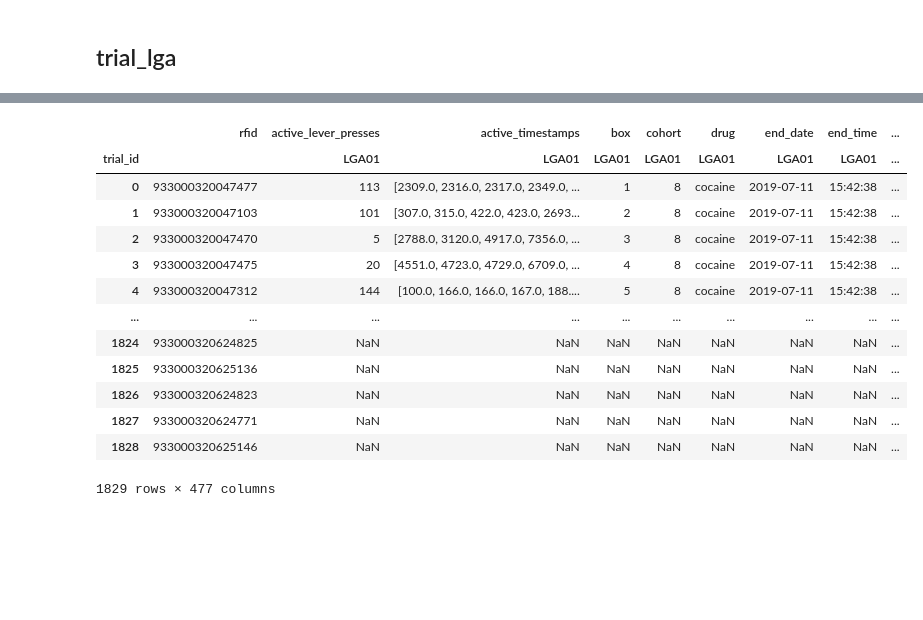
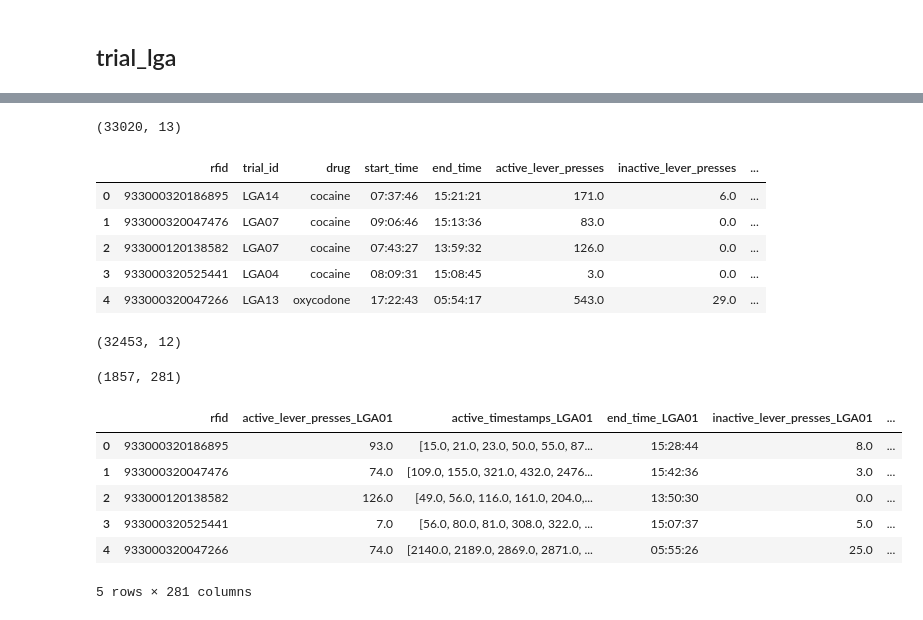
Before and after one commit to 3c-lab/operant-data-pipeline, a Jupyter notebook: data_preprocessing/data_processing_after_exporting.ipynb, the cells around one changed output, grey strips where cells are left out. Saved outputs shown, nothing was run; the diff lists cells and outputs as text; code cells hidden in the pictures; blank space fills up the shorter version.

```diff
--- a/data_preprocessing/data_processing_after_exporting.ipynb
+++ b/data_preprocessing/data_processing_after_exporting.ipynb
@@ -159,3 +219,9 @@ def deserialize_data(ts):
+# %%
+note_filter.replace('SHOCK','SHOCK_V3',inplace=True)
+note_filter.replace('PRE-SHOCK','PRESHOCK',inplace=True)
+note_filter.replace('TREAMENT02','TREATMENT02',inplace=True)
+note_filter.replace('TREAMENT03','TREATMENT03',inplace=True)
+note_filter.replace('PRE-SHOCK','PRESHOCK',inplace=True)
 # %% [markdown]
 ## trial_shock
 # %%
@@ -306,7 +384,6 @@ pd.concat(rows, ignore_index=True)
 ## trial_lga
 # %%
 lga = pd.read_csv('/Users/yunyihuang/George Lab Dropbox/George_Lab/Experiments/DataStream/DataStream_Database_01-07-2023/Raw/trial_lga.csv')
-lga.drop('#',axis=1,inplace=True)
 lga['timeout_presses'] = lga['active_lever_presses'] - lga['reward_presses']
 lga.head()
 # %% [output]
@@ -342,18 +401,34 @@ rows = unstack_data(lga)
+# %%
+lga_trimmed = lga.drop(columns=['subject', 'room', 'cohort', 'box','start_date','end_date'])
+print(lga_trimmed.shape)
+lga_trimmed.head()
+# %% [output]
+(33020, 13)
+|  | rfid | trial_id | drug | start_time | end_time | active_lever_presses | inactive_lever_presses | ... |
+| 0 | 933000320186895 | LGA14 | cocaine | 07:37:46 | 15:21:21 | 171.0 | 6.0 | ... |
+| 1 | 933000320047476 | LGA07 | cocaine | 09:06:46 | 15:13:36 | 83.0 | 0.0 | ... |
+| 2 | 933000120138582 | LGA07 | cocaine | 07:43:27 | 13:59:32 | 126.0 | 0.0 | ... |
+| 3 | 933000320525441 | LGA04 | cocaine | 08:09:31 | 15:08:45 | 3.0 | 0.0 | ... |
+| 4 | 933000320047266 | LGA13 | oxycodone | 17:22:43 | 05:54:17 | 543.0 | 29.0 | ... |
+# %%
+lga_keep = pd.merge(lga_trimmed, note_filter, how='left', left_on=['rfid','trial_id','drug'], right_on=['rfid','trial_id','drug'])
+lga_keep = lga_keep[~(lga_keep['to_do']=='discard')]
+lga_keep.drop(columns=['drug','to_do'],inplace=True)
+lga_keep.shape
+# %% [output]
+(32453, 12)
 # %%
-df = pd.concat(rows, ignore_index=True)
-df
+rows = unstack_data(lga_keep)
+lga_unstacked = pd.concat(rows,ignore_index=True)
+lga_unstacked.columns = ['rfid'] + [i[0]+'_'+i[1] for i in lga_unstacked.columns[1:]]
+print(lga_unstacked.shape)
+lga_unstacked.head()
 # %% [output]
+(1857, 281)
-|  | rfid | active_lever_presses | active_timestamps | box | cohort | drug | end_date | end_time | ... |
-| trial_id |  | LGA01 | LGA01 | LGA01 | LGA01 | LGA01 | LGA01 | LGA01 | ... |
-| 0 | 933000320047477 | 113 | [2309.0, 2316.0, 2317.0, 2349.0, ... | 1 | 8 | cocaine | 2019-07-11 | 15:42:38 | ... |
-| 1 | 933000320047103 | 101 | [307.0, 315.0, 422.0, 423.0, 2693... | 2 | 8 | cocaine | 2019-07-11 | 15:42:38 | ... |
-| 2 | 933000320047470 | 5 | [2788.0, 3120.0, 4917.0, 7356.0, ... | 3 | 8 | cocaine | 2019-07-11 | 15:42:38 | ... |
-| 3 | 933000320047475 | 20 | [4551.0, 4723.0, 4729.0, 6709.0, ... | 4 | 8 | cocaine | 2019-07-11 | 15:42:38 | ... |
-| 4 | 933000320047312 | 144 | [100.0, 166.0, 166.0, 167.0, 188.... | 5 | 8 | cocaine | 2019-07-11 | 15:42:38 | ... |
-| ... | ... | ... | ... | ... | ... | ... | ... | ... | ... |
-| 1824 | 933000320624825 | NaN | NaN | NaN | NaN | NaN | NaN | NaN | ... |
-| 1825 | 933000320625136 | NaN | NaN | NaN | NaN | NaN | NaN | NaN | ... |
-| 1826 | 933000320624823 | NaN | NaN | NaN | NaN | NaN | NaN | NaN | ... |
-| 1827 | 933000320624771 | NaN | NaN | NaN | NaN | NaN | NaN | NaN | ... |
-| 1828 | 933000320625146 | NaN | NaN | NaN | NaN | NaN | NaN | NaN | ... |
+|  | rfid | active_lever_presses_LGA01 | active_timestamps_LGA01 | end_time_LGA01 | inactive_lever_presses_LGA01 | ... |
+| 0 | 933000320186895 | 93.0 | [15.0, 21.0, 23.0, 50.0, 55.0, 87... | 15:28:44 | 8.0 | ... |
+| 1 | 933000320047476 | 74.0 | [109.0, 155.0, 321.0, 432.0, 2476... | 15:42:36 | 3.0 | ... |
+| 2 | 933000120138582 | 126.0 | [49.0, 56.0, 116.0, 161.0, 204.0,... | 13:50:30 | 0.0 | ... |
+| 3 | 933000320525441 | 7.0 | [56.0, 80.0, 81.0, 308.0, 322.0, ... | 15:07:37 | 5.0 | ... |
+| 4 | 933000320047266 | 74.0 | [2140.0, 2189.0, 2869.0, 2871.0, ... | 05:55:26 | 25.0 | ... |
-1829 rows × 477 columns
+5 rows × 281 columns
```
Also changed, not shown: parts of 73 cells of this notebook, 19 other files.
